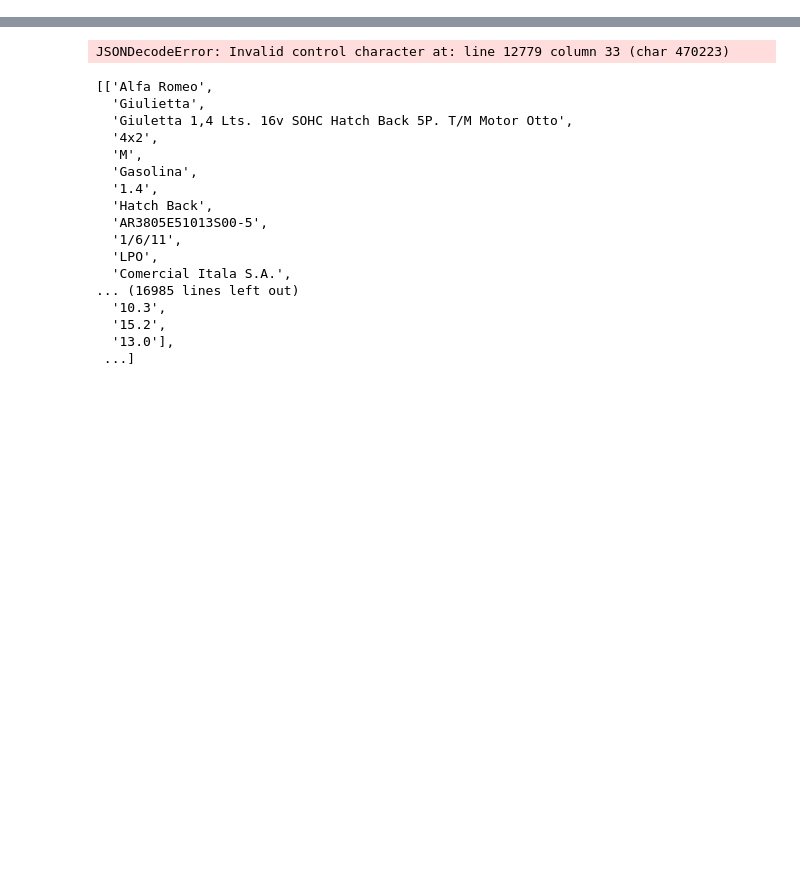
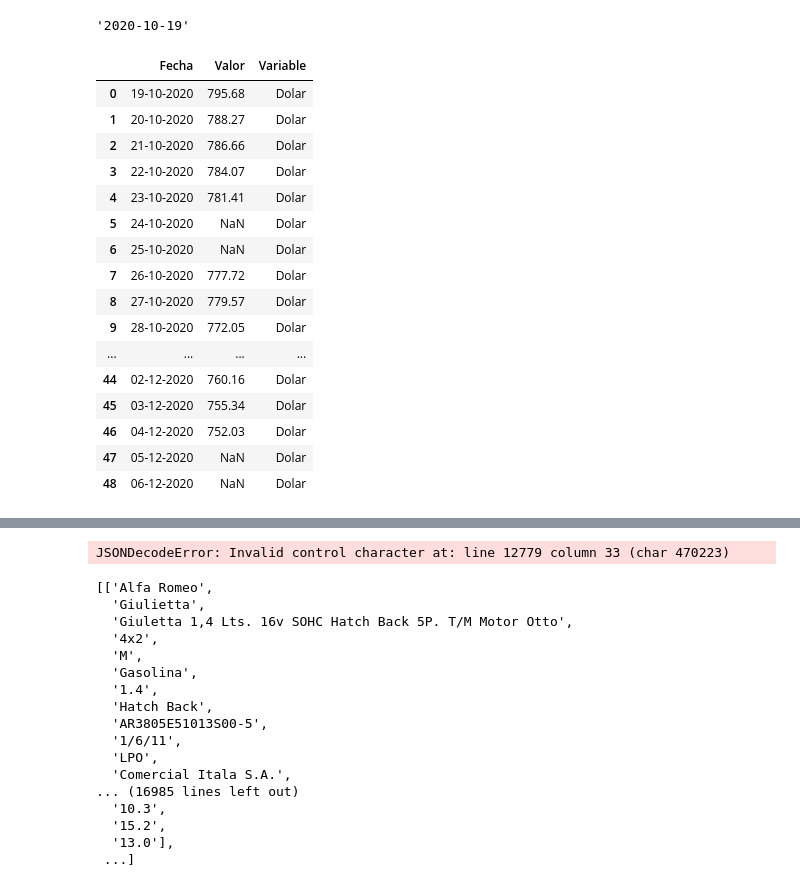
Before and after one commit to Sud-Austral/ENERGIA, a Jupyter notebook: baseEnergia.ipynb, the cells around one changed output, grey strips where cells are left out. Drawn from its saved outputs; the diff is of its cells as text; code cells hidden in the pictures; blank space fills up the shorter version.

```diff
--- a/baseEnergia.ipynb
+++ b/baseEnergia.ipynb
@@ -4,0 +176,6 @@ import pandas as pd
+# %%
+data = requests.get("https://api.desarrolladores.energiaabierta.cl/indicadores-diarios/v1/dolar.json/?auth_key="+auth)
+Jdata = data.json()
+df = pd.DataFrame(Jdata["data"])
+df.columns = Jdata["headers"]
+df
@@ -4,0 +264,38 @@ import pandas as pd
+# %%
+fechaF = df.at[df.index[-1], "Fecha"]
+fechaF = datetime.strptime(fechaF, '%d-%m-%Y')
+fechaSig = fechaF+timedelta(days=1)
+fechaSig = datetime.strftime(fechaSig,'%Y-%m-%d')
+fecha_dolar = str(fechaSig)
+fecha_dolar
+#fecha_dolar = fechaSig[:-9]
+#fecha_dolar
+#fechas.append(fechaF)
+# %% [output]
+'2020-10-19'
+# %%
+data = requests.get("https://api.desarrolladores.energiaabierta.cl/indicadores-diarios/v1/dolar.json/?auth_key="+auth+"&fecha-inicio="+fechaSig)
+Jdata = data.json()
+df = pd.DataFrame(Jdata["data"])
+df.columns = Jdata["headers"]
+df["Variable"]="Dolar"
+df.columns = ['Fecha', 'Valor', 'Variable']
+df
+# %% [output]
+|  | Fecha | Valor | Variable |
+| 0 | 19-10-2020 | 795.68 | Dolar |
+| 1 | 20-10-2020 | 788.27 | Dolar |
+| 2 | 21-10-2020 | 786.66 | Dolar |
+| 3 | 22-10-2020 | 784.07 | Dolar |
+| 4 | 23-10-2020 | 781.41 | Dolar |
+| 5 | 24-10-2020 | NaN | Dolar |
+| 6 | 25-10-2020 | NaN | Dolar |
+| 7 | 26-10-2020 | 777.72 | Dolar |
+| 8 | 27-10-2020 | 779.57 | Dolar |
+| 9 | 28-10-2020 | 772.05 | Dolar |
+| ... | ... | ... | ... |
+| 44 | 02-12-2020 | 760.16 | Dolar |
+| 45 | 03-12-2020 | 755.34 | Dolar |
+| 46 | 04-12-2020 | 752.03 | Dolar |
+| 47 | 05-12-2020 | NaN | Dolar |
+| 48 | 06-12-2020 | NaN | Dolar |
```
Also changed, not shown: parts of 12 cells of this notebook, 12 other files.
